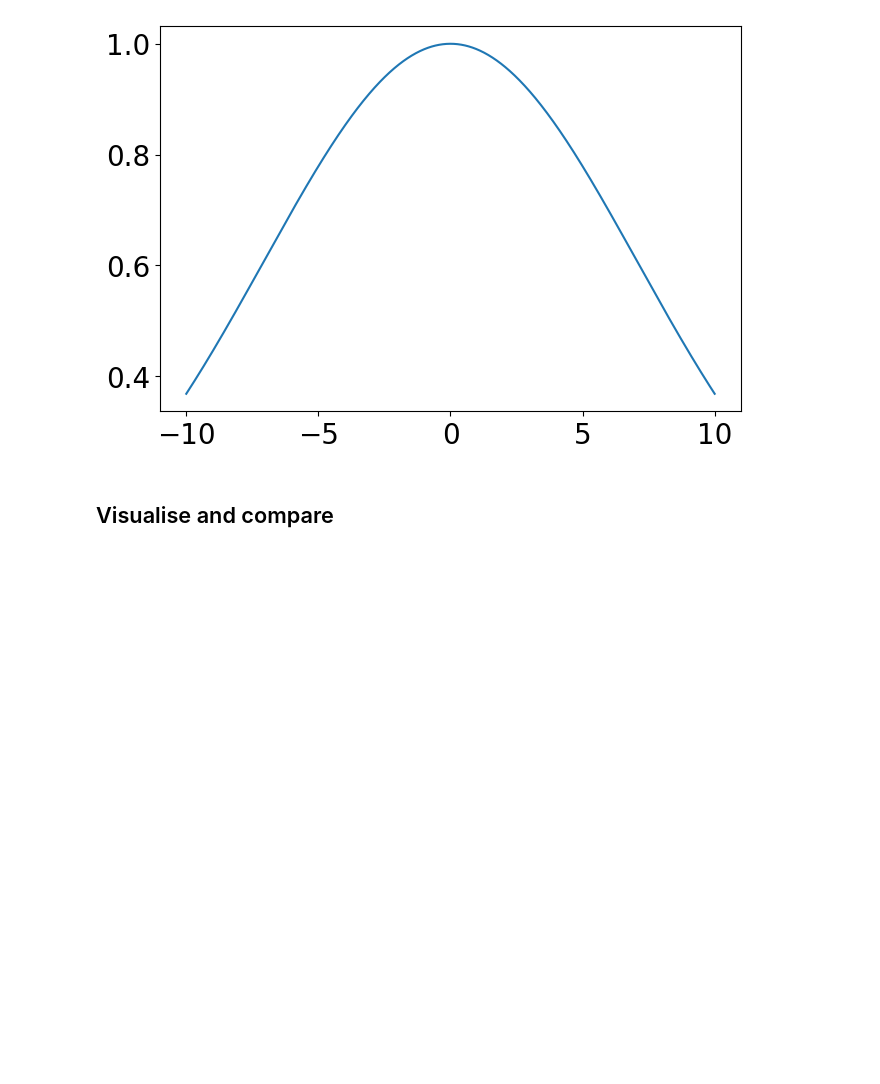
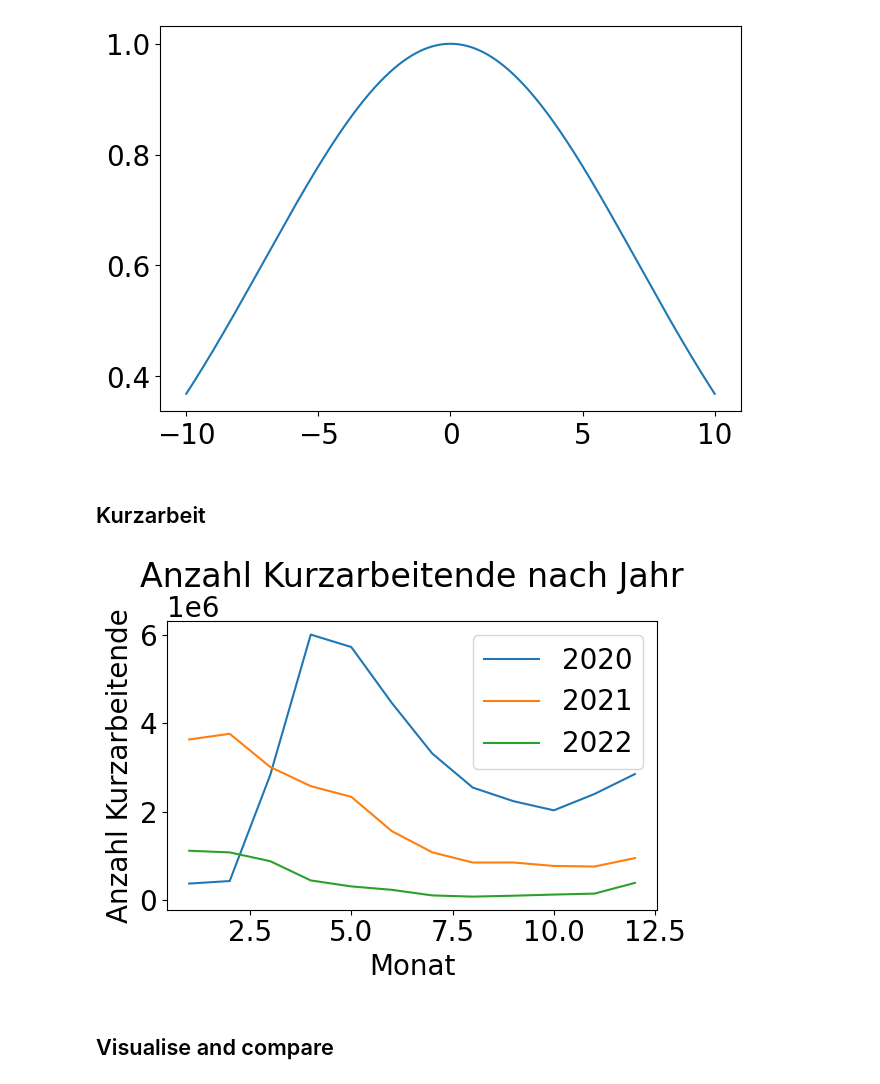
Before and after one commit to Priesemann-Group/mobility_inference, a Jupyter notebook: input_data_analysis.ipynb, the cells around one changed output. Drawn from its saved outputs; the diff is of its cells as text; code cells hidden in the pictures; blank space fills up the shorter version.

```diff
--- a/input_data_analysis.ipynb
+++ b/input_data_analysis.ipynb
@@ -511,3 +533,26 @@ ax.plot(x, y)
 # %% [output]
 [<matplotlib.lines.Line2D at 0x...>]
 [figure]
+# %% [markdown]
+## Kurzarbeit
+# %%
+def german_month_to_num(month):
+    german_months = ['Januar', 'Februar', 'März', 'April', 'Mai', 'Juni', 'Juli', 'August', 'September', 'Oktober', 'November', 'Dezember']
+    return german_months.index(month) + 1
+
+df = pd.read_csv('data/kurzarbeit.csv', sep=';')
+df['year'] = df['Berichtsmonat'].str[-4:]
+df['month'] = df['Berichtsmonat'].str[:-5]
+# turn month names into numbers with german_month_to_num function
+df['month'] = df['month'].apply(german_month_to_num)
+df = df.pivot(index='month', columns='year', values='Anzahl Kurzarbeitende')
+
+ax = df.plot(title='Anzahl Kurzarbeitende nach Jahr')
+ax.set_xlabel('Monat')
+ax.set_ylabel('Anzahl Kurzarbeitende')
+ax.legend()
+
+plt.tight_layout()
+plt.show()
+# %% [output]
+[figure, added]
```
Also changed, not shown: parts of 6 cells of this notebook, 3 other files.
